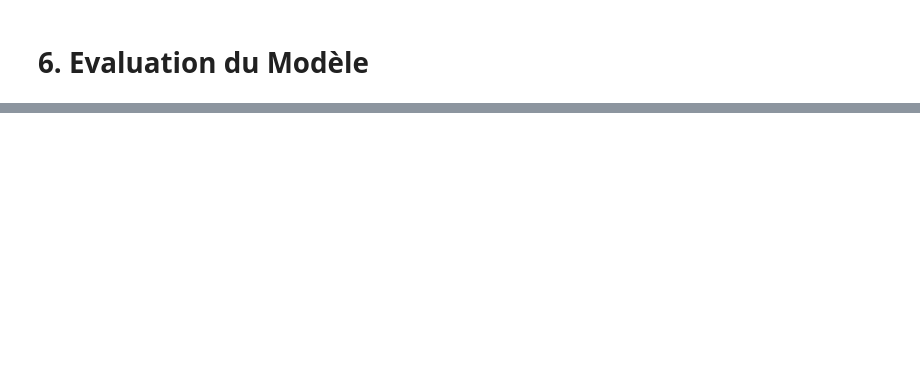
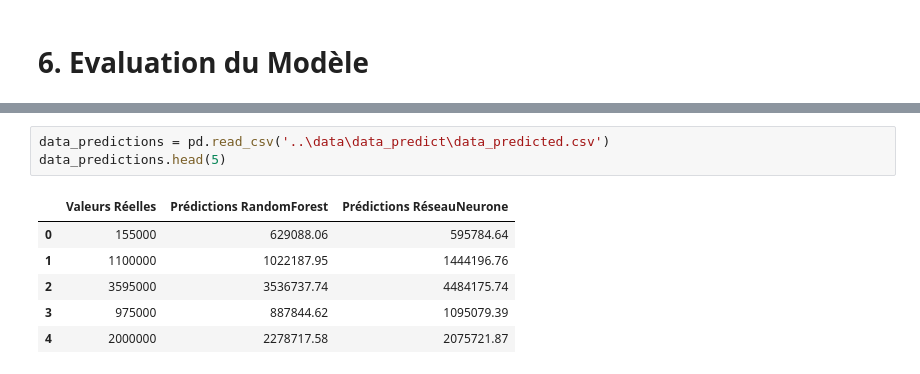
Before and after one commit to Tusked34/Projet_MLOPS, a Jupyter notebook: notebook/Demo.ipynb, the cells around one changed output, grey strips where cells are left out. Cells and saved outputs as stored; diff of their text form; blank space fills up the shorter version.

```diff
--- a/notebook/Demo.ipynb
+++ b/notebook/Demo.ipynb
@@ -223,0 +208,10 @@ Visualisation des prédictions pour le Réseau de Neurones
+# %%
+data_predictions = pd.read_csv('..\data\data_predict\data_predicted.csv')
+data_predictions.head(5)
+# %% [output]
+|  | Valeurs Réelles | Prédictions RandomForest | Prédictions RéseauNeurone |
+| 0 | 155000 | 629088.06 | 595784.64 |
+| 1 | 1100000 | 1022187.95 | 1444196.76 |
+| 2 | 3595000 | 3536737.74 | 4484175.74 |
+| 3 | 975000 | 887844.62 | 1095079.39 |
+| 4 | 2000000 | 2278717.58 | 2075721.87 |
```
Also changed, not shown: parts of 3 cells of this notebook, 13 other files.
